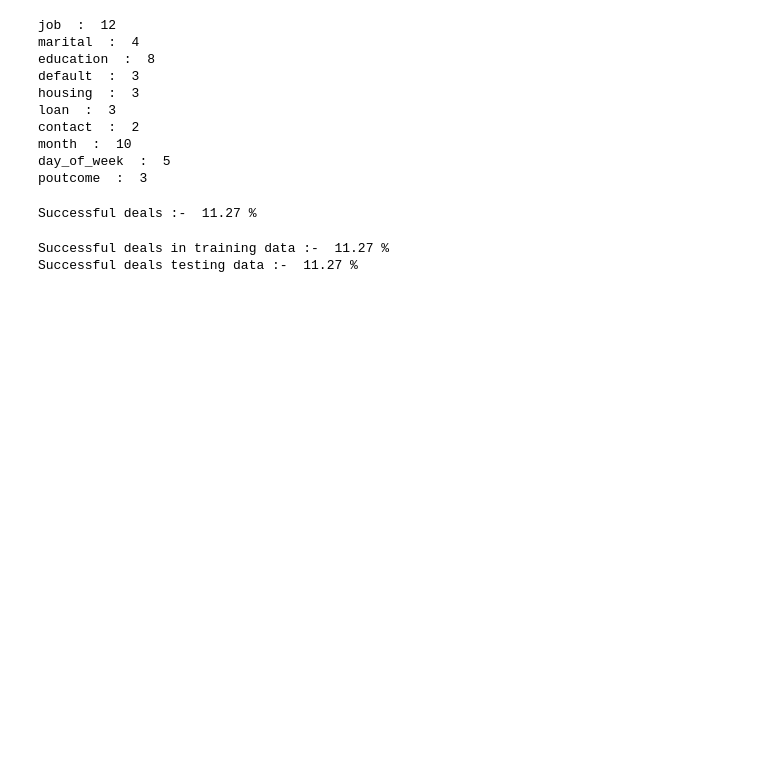
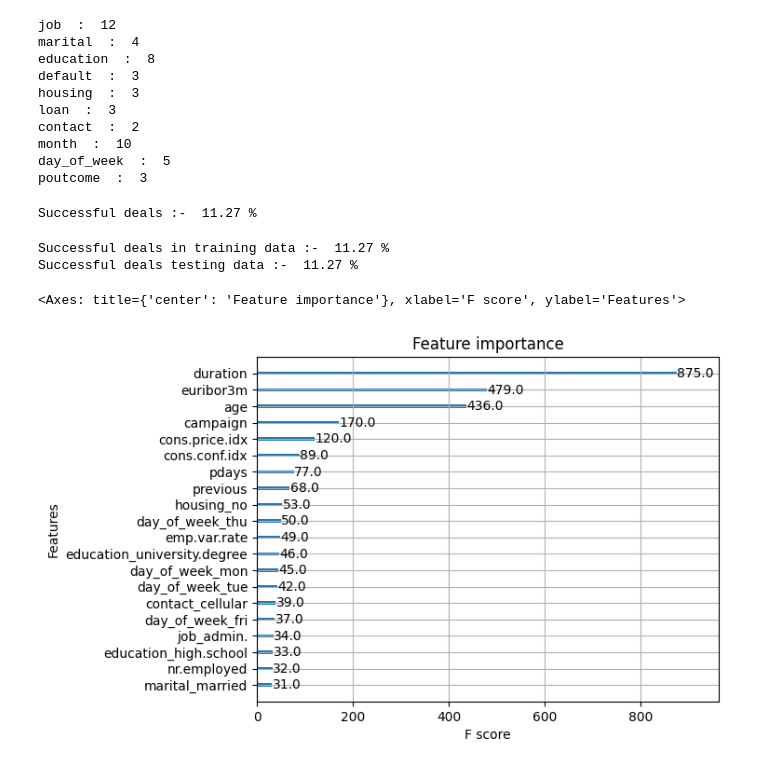
Before and after one commit to poojanmehta/ad-conversion-prediction, a Jupyter notebook: bank_marketing_campaign.ipynb, the cells around one changed output. Cells and saved outputs as stored; diff of their text form; code cells hidden in the pictures; blank space fills up the shorter version.

Commit message:
Checking importance of feature

```diff
--- a/bank_marketing_campaign.ipynb
+++ b/bank_marketing_campaign.ipynb
@@ -184,2 +187,11 @@ xgb_clsf.fit(x_train, y_train, verbose = True,eval_metric = 'aucpr', eval_set=[(
+# %%
+# plot the importance of each feture
+
+from xgboost import plot_importance
+
+plot_importance(xgb_clsf, max_num_features = 20)
+# %% [output]
+<Axes: title={'center': 'Feature importance'}, xlabel='F score', ylabel='Features'>
+[figure, added]
 # %%
 # varify using confusion matirx
```
Also changed, not shown: parts of 4 cells of this notebook.
